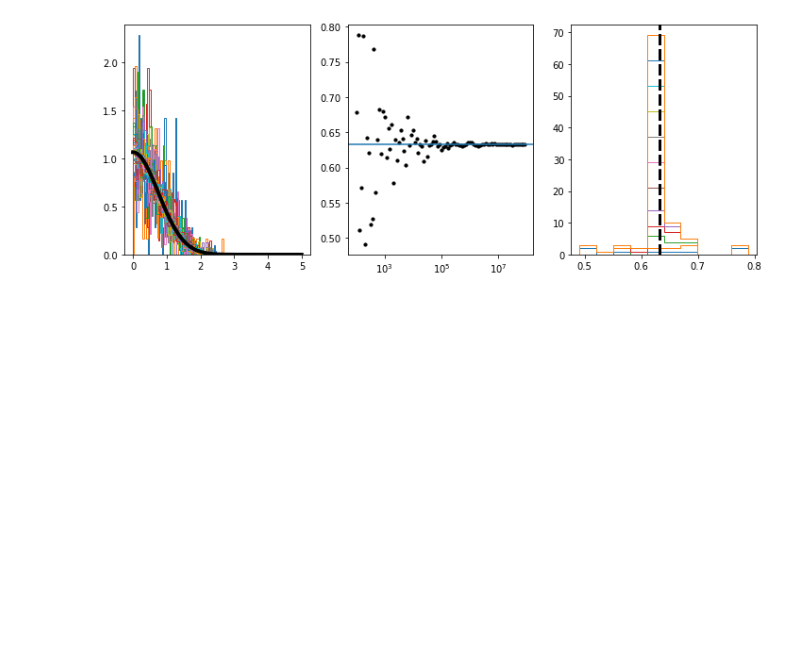
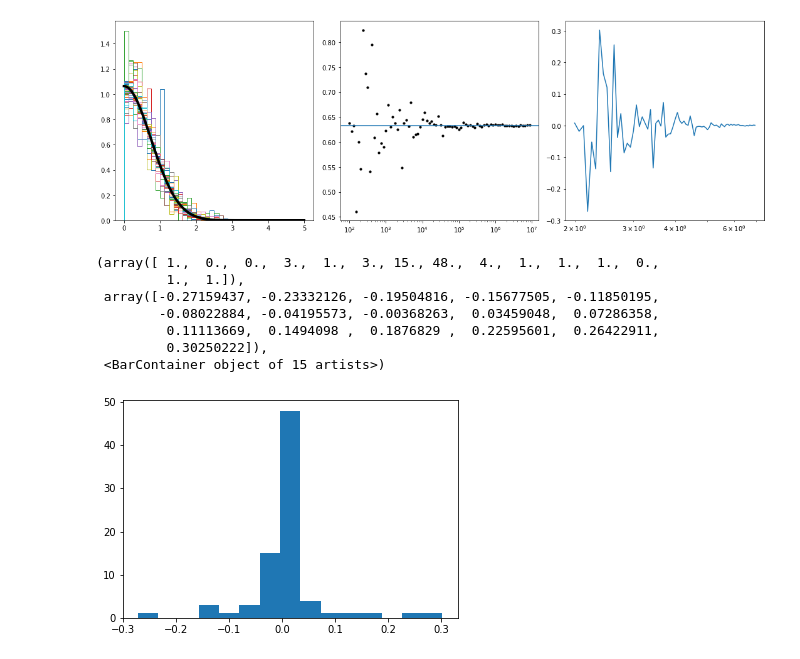
Before and after one commit to freddycch/astrostatistics_bicocca_2024, a Jupyter notebook: working/L03 - Gaussian Integral.ipynb, the cells around one changed output. Cells and saved outputs as stored; diff of their text form; code cells hidden in the pictures; blank space fills up the shorter version.

```diff
--- a/working/L03 - Gaussian Integral.ipynb
+++ b/working/L03 - Gaussian Integral.ipynb
@@ -1,39 +1,56 @@
 # %%
 import numpy as np
 import matplotlib.pyplot as plt
 %matplotlib inline
 import scipy.stats as stats
 
 sigma = 0.75
 pxfx = lambda x: x**3 * np.exp(-x**2/2/sigma**2)
 # Check that \int_{0}^{+\infty}{pxfx} == 2 \sigma**4
-x = np.linspace(0, 10, 1000)
-#plt.plot(x, pxfx(x))
 
 p = lambda x: 2*stats.norm(loc=0, scale=sigma).pdf(x) #/ np.sqrt(2*np.pi*sigma**2)
 f = lambda x: x**3 * np.sqrt(2 * np.pi * sigma**2) * 0.5
-fig, axs = plt.subplots(1, 3, tight_layout=True, figsize=(10, 4))
 
+fig, axs = plt.subplots(1, 3, tight_layout=True, figsize=(15, 5))
+x = np.linspace(0, 10, 1000)
 axs[0].plot(x[x<5], p(x[x<5]), lw=4, c='k', zorder=0)
 #plt.plot(-x, p(-x))
 
-N = np.arange(2, 8, 0.125/2)#, dtype=int)
+N = np.arange(2, 7, 0.125/2)#, dtype=int)
+#js = np.argwhere( 10**N % 10 == 0 )
 from tqdm import tqdm
 I = []#np.zeros(len(N))
 
 for n in tqdm(N):
+    #break
     xi = abs( stats.norm(0, sigma).rvs( int( 10**n )) )
     INT = 1/int( 10**n ) * np.sum( f(xi) )
-    axs[0].hist(xi, histtype='step', density=True, bins=50, zorder=-1)
+    #if 10**n in 10**N[js] :
+    axs[0].hist(xi, histtype='step', density=True, bins=np.arange(0, 5+0.125, 0.125), zorder=-1)
     axs[1].scatter(10**n, INT, c='k', s=10)
     I.append(INT)
     # print(I, 2*sigma**4, I-2*sigma**4)
 axs[1].axhline(2*sigma**4)
 axs[1].set_xscale('log')
-# print(len(N))
-for j in range(8, len(N)+1, 8):
-    #print(j)
-    axs[2].hist(I[:j], bins=10, histtype='step')
-    axs[2].axvline(2*sigma**4, c='k', ls='--', lw=3)
+
+axs[2].plot(N, ( np.array(I)-2*sigma**4)/(2*sigma**4) )
+#for j in js:
+#    j = int(j)
+#    axs[2].hist(I[:j], bins=np.linspace(2*sigma**4-sigma/2, 2*sigma**4+sigma/2, 30), histtype='step', density=True, label='N < '+str(int(10**N[j])))
+#    axs[2].axvline(2*sigma**4, c='k', ls='--', lw=2)
+#axs[2].set_xlim([2*sigma**4-0.5*sigma, 2*sigma**4+0.5*sigma])
+axs[2].set_xscale('log')
+
+plt.show()
+plt.hist( ( np.array(I)-2*sigma**4)/(2*sigma**4), bins=15  )
+#axs[2].legend(loc='upper left')
 # %% [output]
-[figure, old version]
+[figure, new version]
+(array([ 1.,  0.,  0.,  3.,  1.,  3., 15., 48.,  4.,  1.,  1.,  1.,  0.,
+         1.,  1.]),
+ array([-0.27159437, -0.23332126, -0.19504816, -0.15677505, -0.11850195,
+        -0.08022884, -0.04195573, -0.00368263,  0.03459048,  0.07286358,
+         0.11113669,  0.1494098 ,  0.1876829 ,  0.22595601,  0.26422911,
+         0.30250222]),
+ <BarContainer object of 15 artists>)
+[figure, added]
```
Also changed, not shown: 6 other files.
